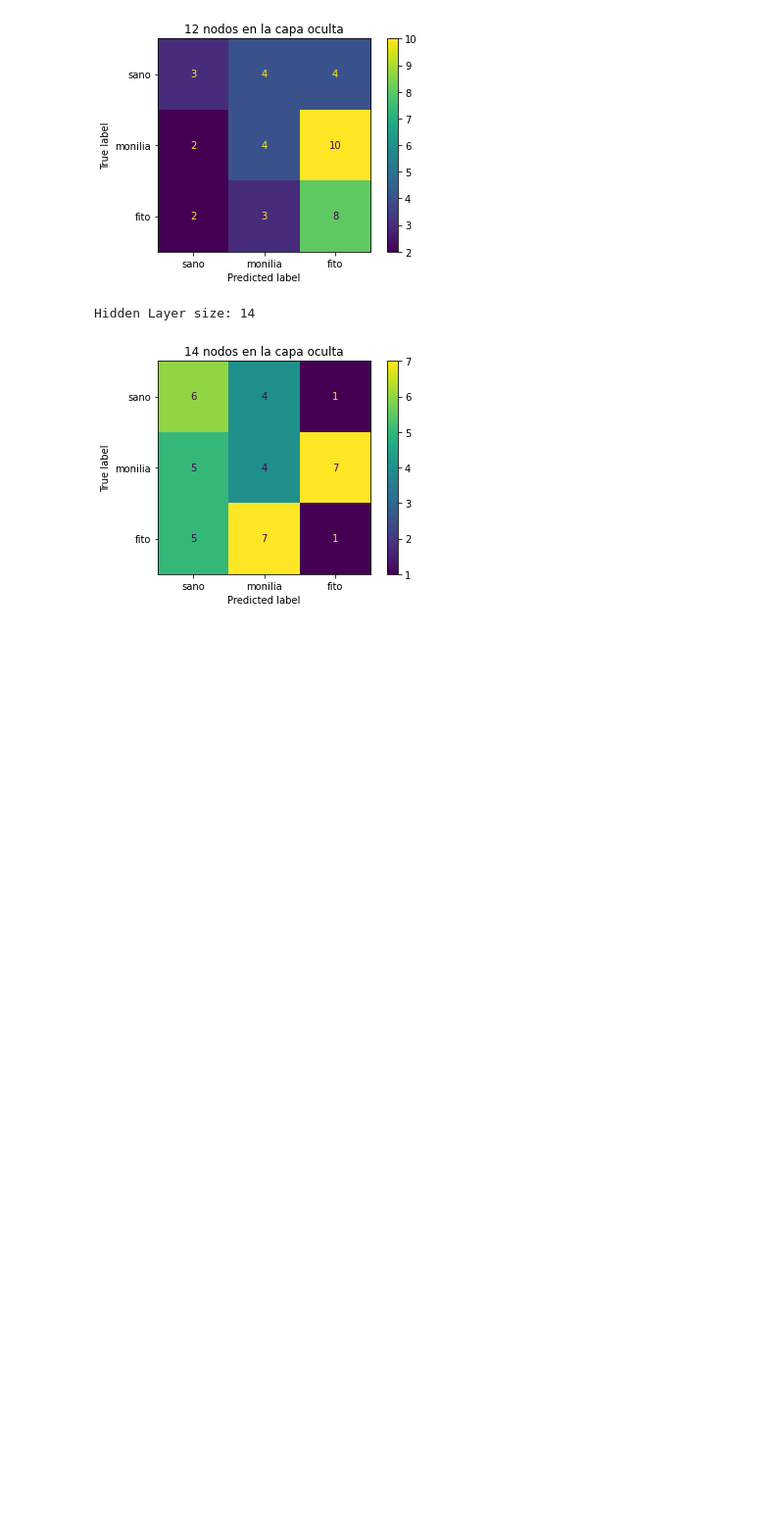
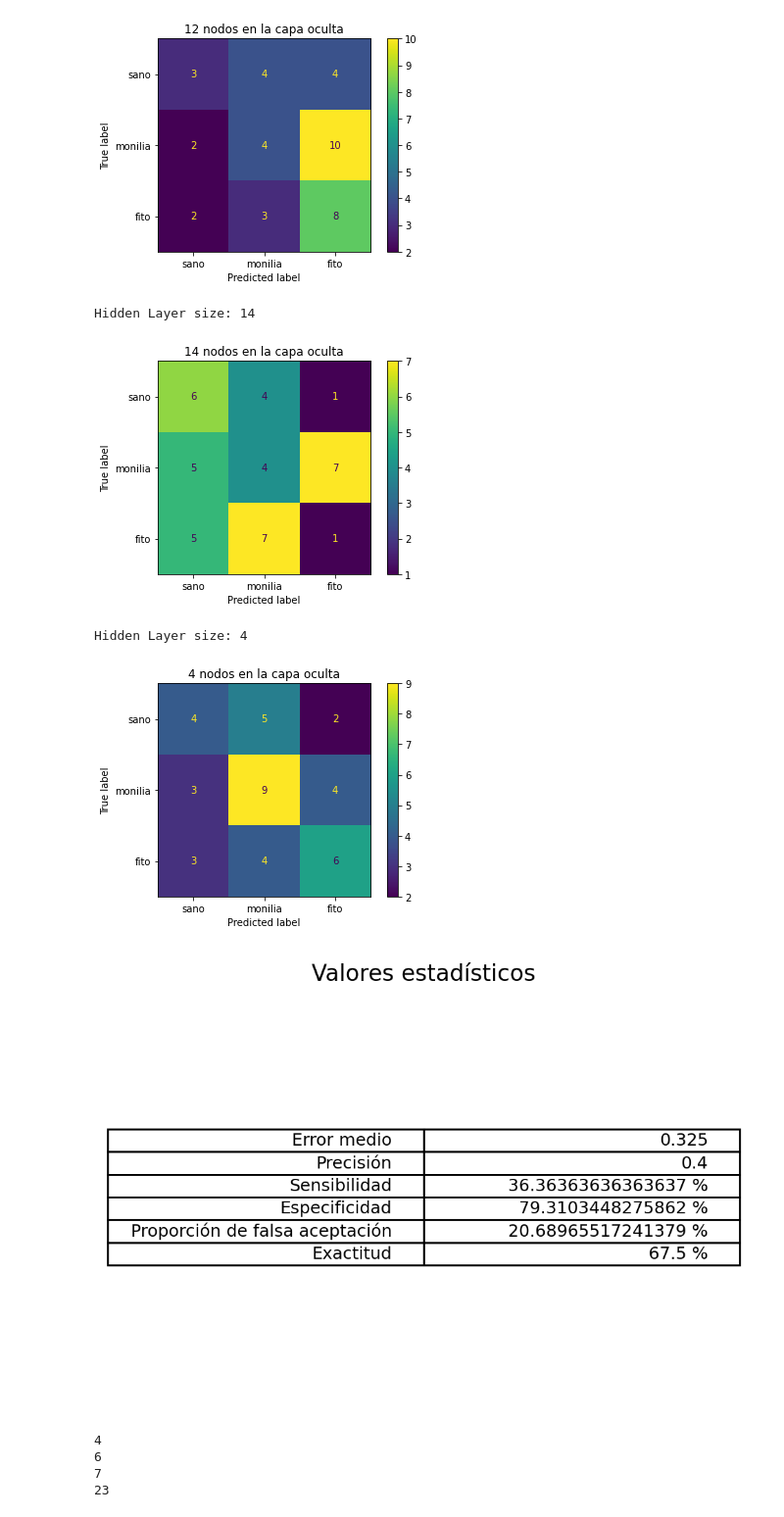
Before and after one commit to esteban11519/tecnicasDeInteligenciaArtificial, a Jupyter notebook: PF/clasificacionConRNA.ipynb, the cells around one changed output. Shown at 98% size. Saved outputs shown, nothing was run; the diff lists cells and outputs as text; code cells hidden in the pictures; blank space fills up the shorter version.

```diff
--- a/PF/clasificacionConRNA.ipynb
+++ b/PF/clasificacionConRNA.ipynb
@@ -1030,3 +1030,38 @@ Hidden Layer size: 12
 [figure]
 Hidden Layer size: 14
 [figure]
+# %%
+#Parámetros de descenso de gradiente
+epsilon = 0.01 # taza de aprendizaje
+reg_lambda = 0.01
+nn_output_dim = 3 # dimensión de capa de salida
+
+hidden_layer_dimensions = [4]
+for i, nn_hdim in enumerate(hidden_layer_dimensions):
+    print(f'\n\nHidden Layer size: {nn_hdim}')
+    model = build_model(nn_hdim,X,Y3Clases,reg_lambda,epsilon,nn_output_dim,print_loss=False)
+
+    # Matriz de confusión Con scikit-learn
+    Yprediccion=predict(model, Xprueba)
+    cm = confusion_matrix(Yprueba3Clases, Yprediccion)
+    resultados=cm.ravel()
+    cm_display = ConfusionMatrixDisplay(cm,display_labels=["sano","monilia","fito"]).plot()
+    cm_display.ax_.set_title(f'{nn_hdim} nodos en la capa oculta')
+    #resultados=[5, 3, 0 ,2 ,3, 1, 0 ,2, 11]
+    VA=resultados[0]
+    FA=resultados[3]+resultados[6]
+    FR=resultados[1]+resultados[2]
+    VR=resultados[4]+resultados[5]+resultados[7]+resultados[8]
+    valoresEstadisticos(Yprueba,VA,FA,FR,VR)
+    print(VA)
+    print(FA)
+    print(FR)
+    print(VR)
+# %% [output]
+Hidden Layer size: 4
+[figure, added]
+[figure, added]
+4
+6
+7
+23
```
